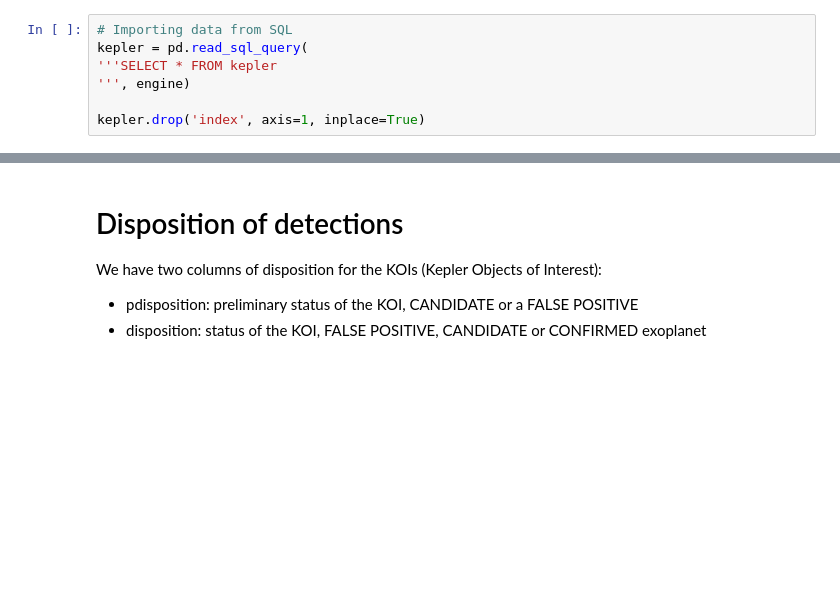
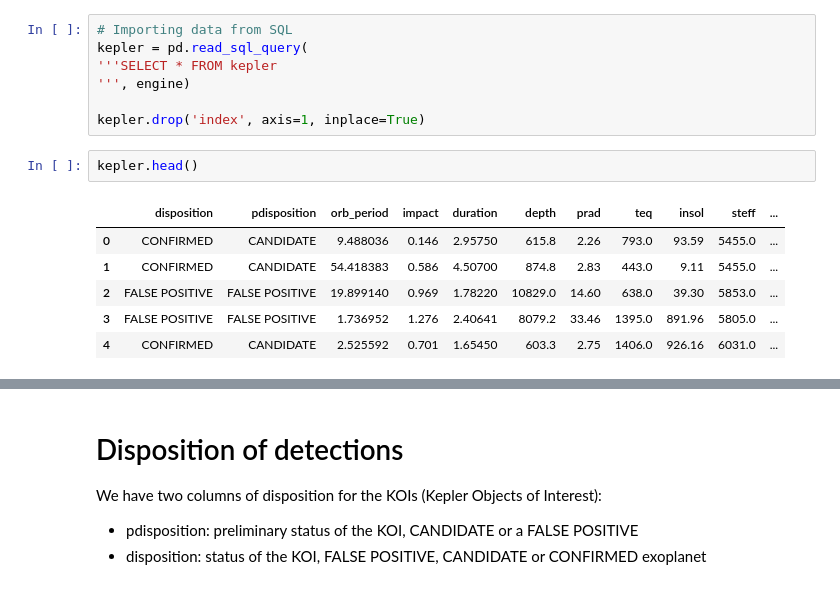
Before and after one commit to annaviper/exoplanets, a Jupyter notebook: 2. Exploratory and Statistical analysis/kepler.ipynb, the cells around one changed output, grey strips where cells are left out. Cells and saved outputs as stored; diff of their text form; blank space fills up the shorter version.

```diff
--- a/2. Exploratory and Statistical analysis/kepler.ipynb
+++ b/2. Exploratory and Statistical analysis/kepler.ipynb
@@ -21,6 +21,15 @@ kepler = pd.read_sql_query(
 ''', engine)
 
 kepler.drop('index', axis=1, inplace=True)
+# %%
+kepler.head()
+# %% [output]
+|  | disposition | pdisposition | orb_period | impact | duration | depth | prad | teq | insol | steff | ... |
+| 0 | CONFIRMED | CANDIDATE | 9.488036 | 0.146 | 2.95750 | 615.8 | 2.26 | 793.0 | 93.59 | 5455.0 | ... |
+| 1 | CONFIRMED | CANDIDATE | 54.418383 | 0.586 | 4.50700 | 874.8 | 2.83 | 443.0 | 9.11 | 5455.0 | ... |
+| 2 | FALSE POSITIVE | FALSE POSITIVE | 19.899140 | 0.969 | 1.78220 | 10829.0 | 14.60 | 638.0 | 39.30 | 5853.0 | ... |
+| 3 | FALSE POSITIVE | FALSE POSITIVE | 1.736952 | 1.276 | 2.40641 | 8079.2 | 33.46 | 1395.0 | 891.96 | 5805.0 | ... |
+| 4 | CONFIRMED | CANDIDATE | 2.525592 | 0.701 | 1.65450 | 603.3 | 2.75 | 1406.0 | 926.16 | 6031.0 | ... |
 # %%
 kepler.shape
 # %% [output]
```
Also changed, not shown: parts of 38 cells of this notebook, 1 other file.
